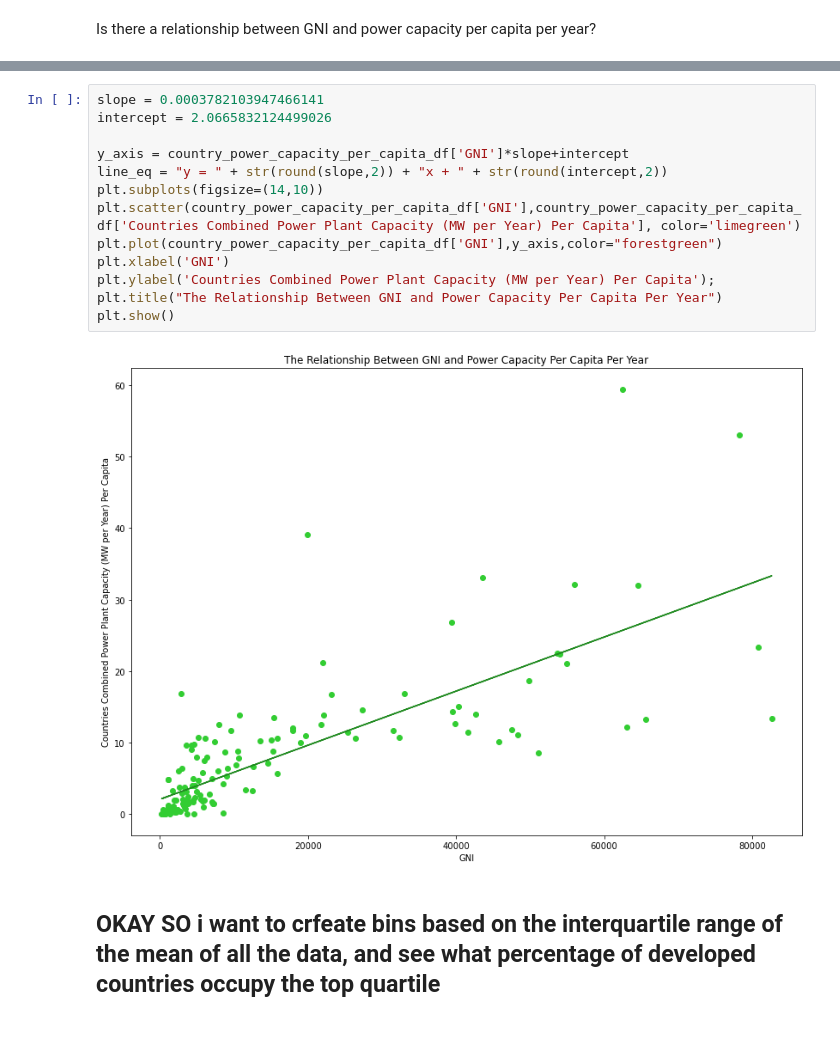
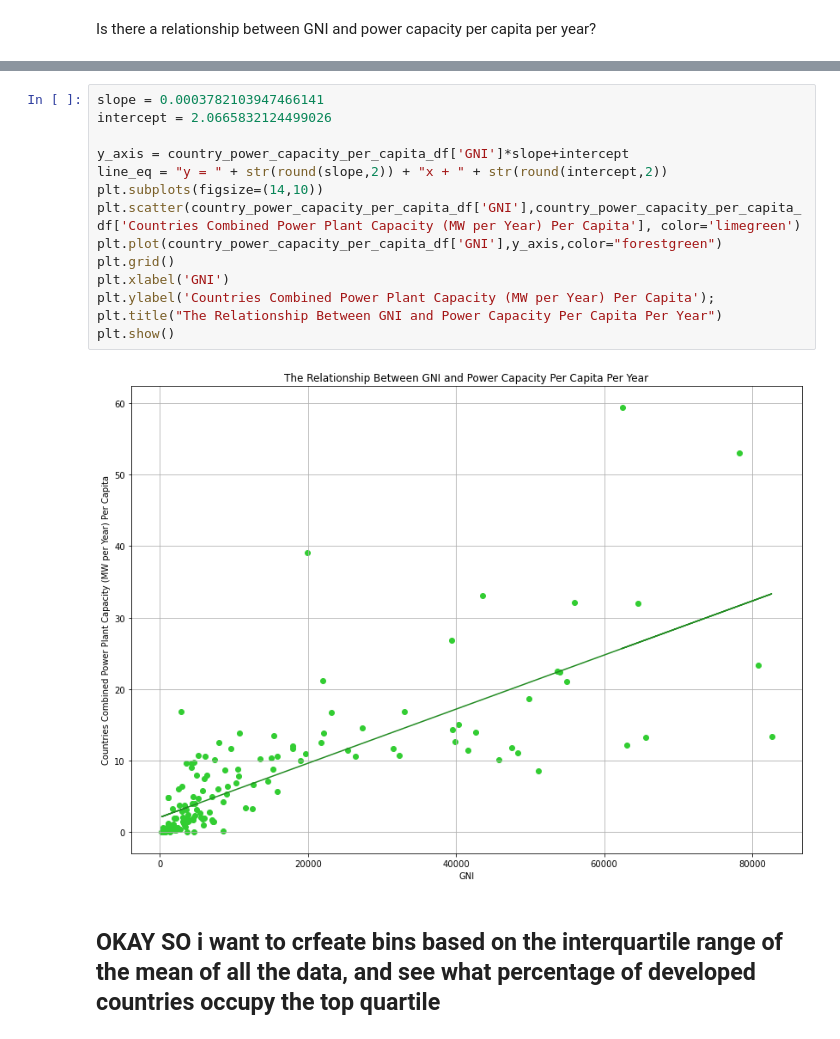
Before and after one commit to Carly-Jane/International_Power_Rangers, a Jupyter notebook: power_per_capita.ipynb, the cells around one changed output, grey strips where cells are left out. Saved outputs shown, nothing was run; the diff lists cells and outputs as text.

```diff
--- a/power_per_capita.ipynb
+++ b/power_per_capita.ipynb
@@ -402,18 +327,19 @@ LinregressResult(slope=0.0003782103947466141, intercept=2.0665832124499026, rval
 # %%
 slope = 0.0003782103947466141
 intercept = 2.0665832124499026
 
 y_axis = country_power_capacity_per_capita_df['GNI']*slope+intercept
 line_eq = "y = " + str(round(slope,2)) + "x + " + str(round(intercept,2))
 plt.subplots(figsize=(14,10))
 plt.scatter(country_power_capacity_per_capita_df['GNI'],country_power_capacity_per_capita_df['Countries Combined Power Plant Capacity (MW per Year) Per Capita'], color='limegreen')
 plt.plot(country_power_capacity_per_capita_df['GNI'],y_axis,color="forestgreen")
+plt.grid()
 plt.xlabel('GNI')
 plt.ylabel('Countries Combined Power Plant Capacity (MW per Year) Per Capita');
 plt.title("The Relationship Between GNI and Power Capacity Per Capita Per Year")
 plt.show()
 # %% [output]
-[figure, old version]
+[figure, new version]
 # %% [markdown]
 ## OKAY SO i want to crfeate bins based on the interquartile range of the mean of all the data, and see what percentage of developed countries occupy the top quartile
 # %%
```
Also changed, not shown: parts of 19 cells of this notebook.
